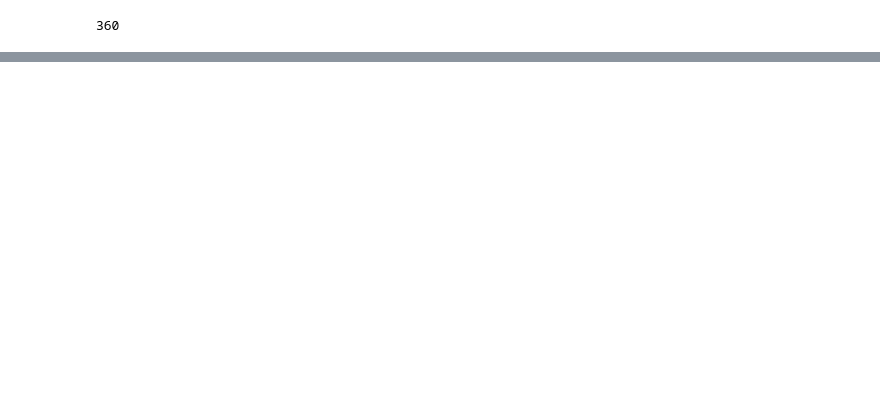
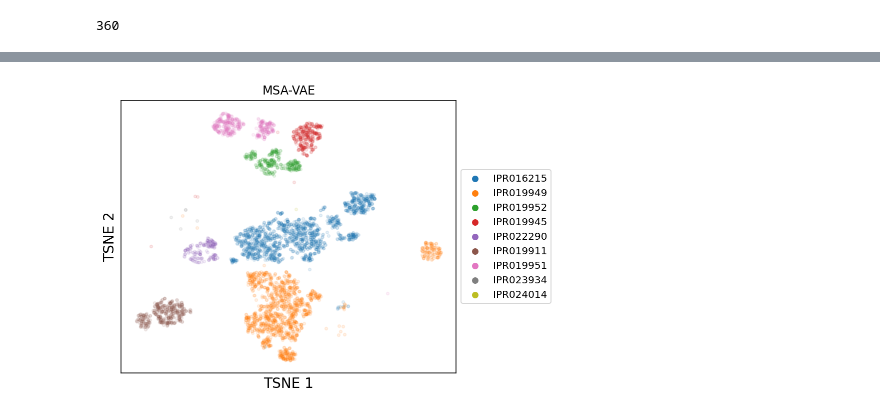
Before and after one commit to eking2/luciferase_vae, a Jupyter notebook: eval.ipynb, the cells around one changed output, grey strips where cells are left out. Saved outputs shown, nothing was run; the diff lists cells and outputs as text; code cells hidden in the pictures; blank space fills up the shorter version.

```diff
--- a/eval.ipynb
+++ b/eval.ipynb
@@ -81,0 +128,2 @@ decoded
+# %%
+arr = plot_latent('checkpoints/luciferase_14.pt', 'afdas', 'sfas')
@@ -81,0 +134,10 @@ decoded
+# %%
+def get_labels(fasta):
+
+    records = SeqIO.parse(fasta, 'fasta')
+
+    labels = []
+    for record in records:
+        labels.append(record.id)
+
+    return labels
@@ -81,0 +191,4 @@ decoded
+# %%
+top_groups = save = ['IPR016215', 'IPR019949', 'IPR019952', 'IPR019945', 'IPR022290',
+                     'IPR019911', 'IPR019951', 'IPR023934', 'IPR024014']
+latent = label_latent(arr, './data/luxafilt_llmsa_val.fa', './data/valid_ipro_labels.csv', top_groups)
@@ -81,0 +221,25 @@ decoded
+# %%
+def plot_latent(latent_df):
+
+    fig, ax = plt.subplots(1, 1, figsize=(6, 5))
+
+    df_grp = latent_df.groupby('ipro')
+    for group, data in df_grp:
+        ax.scatter(data['X0'], data['X1'], label=group, alpha=0.1, s=8)
+
+    leg = ax.legend(loc='center left', bbox_to_anchor=(1, 0.5))
+    for lh in leg.legendHandles:
+        lh.set_alpha(1)
+        lh.set_sizes([30])
+
+    ax.set_xlabel('TSNE 1', size=14)
+    ax.set_ylabel('TSNE 2', size=14)
+    ax.set_xticks([])
+    ax.set_yticks([])
+
+    ax.set_title('MSA-VAE')
+# %%
+plot_latent(latent)
+plt.savefig('latent.png', bbox_inches='tight', dpi=300)
+# %% [output]
+[figure, added]
```
Also changed, not shown: parts of 24 cells of this notebook, 2 other files.
